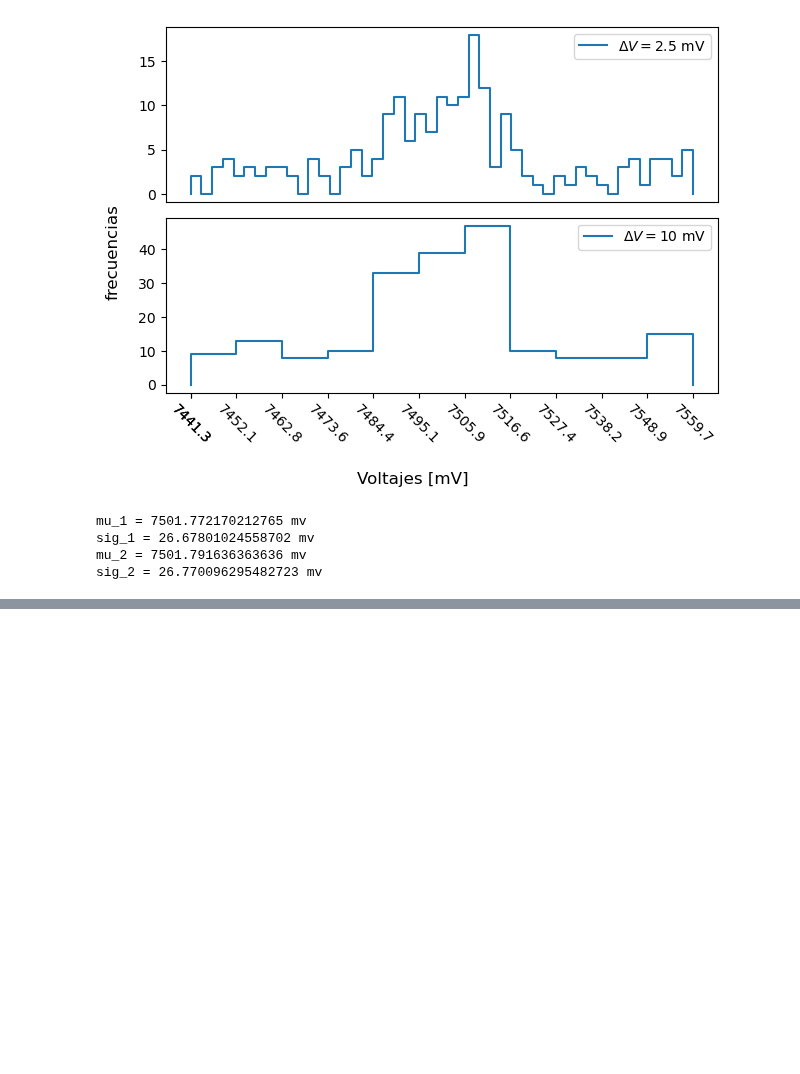
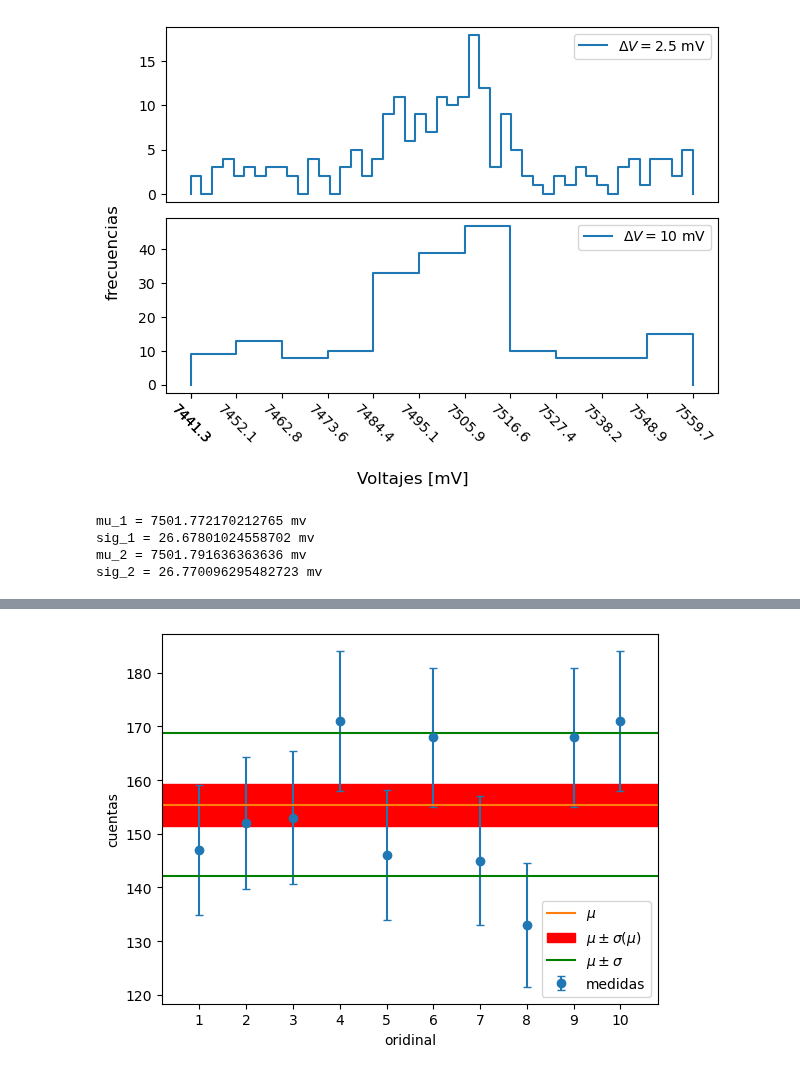
Before and after one commit to JuanSierra2003/hello-world, a Jupyter notebook: Nuclear/InstrumentacionNuclear/problemas1.ipynb, the cells around one changed output, grey strips where cells are left out. Drawn from its saved outputs; the diff is of its cells as text; code cells hidden in the pictures; blank space fills up the shorter version.

```diff
--- a/Nuclear/InstrumentacionNuclear/problemas1.ipynb
+++ b/Nuclear/InstrumentacionNuclear/problemas1.ipynb
@@ -83,0 +124,14 @@ sig_2 = 26.770096295482723 mv
+# %%
+plt.errorbar(x, cuentas, yerr=sigma_c, fmt='o', capsize=3, label = 'medidas')
+plt.plot(1.5*x-2, mu*np.ones(cuentas.size), label = r'$\mu$')
+plt.fill_between(1.5*x-2, (mu - sig_mu)*np.ones(cuentas.size), (mu + sig_mu)*np.ones(cuentas.size), color = 'red', alpha = 0.2, label = r'$\mu \pm \sigma(\mu)$')
+plt.plot(1.5*x-2, (mu + std)*np.ones(cuentas.size), color = 'green', label = r'$\mu \pm \sigma$')
+plt.plot(1.5*x-2, (mu - std)*np.ones(cuentas.size), color = 'green')
+plt.xlim(0.2, 10.8)
+plt.xlabel('oridinal')
+plt.ylabel('cuentas')
+plt.xticks(x)
+plt.legend()
+plt.show()
+# %% [output]
+[figure, added]
```
Also changed, not shown: parts of 8 cells of this notebook.
